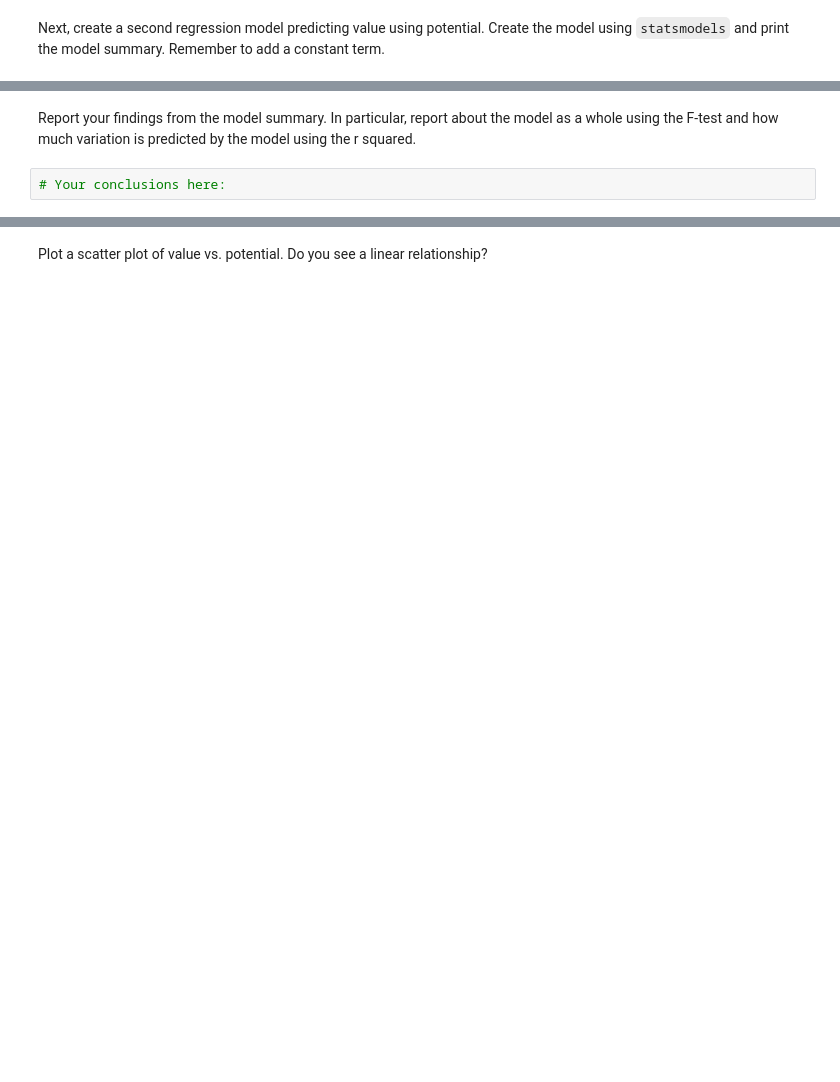
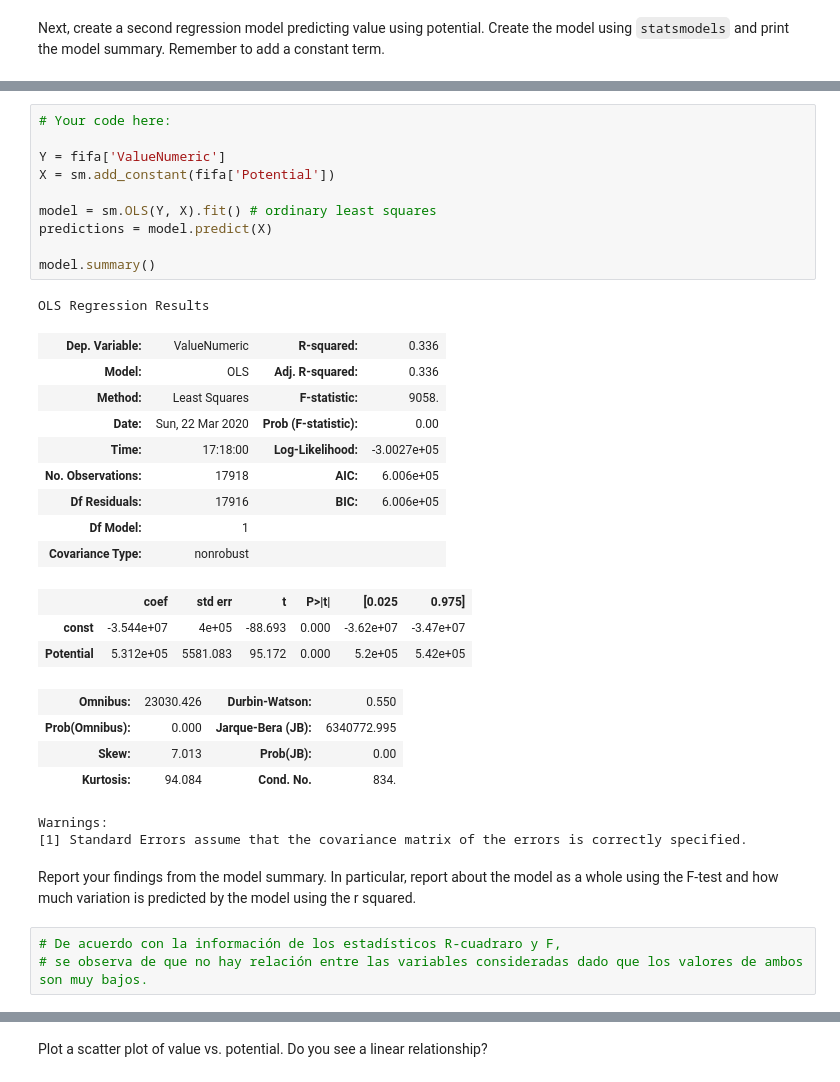
Before and after one commit to ta-datapt-bcn/lab-correlation-tests-with-scipy, a Jupyter notebook: your-code/main.ipynb, the cells around one changed output, grey strips where cells are left out. Cells and saved outputs as stored; diff of their text form; blank space fills up the shorter version.

```diff
--- a/your-code/main.ipynb
+++ b/your-code/main.ipynb
@@ -65,4 +156,35 @@ Next, create a second regression model predicting value using potential. Create
+# %%
+# Your code here:
+
+Y = fifa['ValueNumeric']
+X = sm.add_constant(fifa['Potential'])
+
+model = sm.OLS(Y, X).fit() # ordinary least squares
+predictions = model.predict(X)
+
+model.summary()
+# %% [output]
+OLS Regression Results
+| Dep. Variable: | ValueNumeric | R-squared: | 0.336 |
+| Model: | OLS | Adj. R-squared: | 0.336 |
+| Method: | Least Squares | F-statistic: | 9058. |
+| Date: | Sun, 22 Mar 2020 | Prob (F-statistic): | 0.00 |
+| Time: | 17:18:00 | Log-Likelihood: | -3.0027e+05 |
+| No. Observations: | 17918 | AIC: | 6.006e+05 |
+| Df Residuals: | 17916 | BIC: | 6.006e+05 |
+| Df Model: | 1 |  |  |
+| Covariance Type: | nonrobust |  |  |
+|  | coef | std err | t | P>|t| | [0.025 | 0.975] |
+| const | -3.544e+07 | 4e+05 | -88.693 | 0.000 | -3.62e+07 | -3.47e+07 |
+| Potential | 5.312e+05 | 5581.083 | 95.172 | 0.000 | 5.2e+05 | 5.42e+05 |
+| Omnibus: | 23030.426 | Durbin-Watson: | 0.550 |
+| Prob(Omnibus): | 0.000 | Jarque-Bera (JB): | 6340772.995 |
+| Skew: | 7.013 | Prob(JB): | 0.00 |
+| Kurtosis: | 94.084 | Cond. No. | 834. |
+Warnings:
+[1] Standard Errors assume that the covariance matrix of the errors is correctly specified.
 # %% [markdown]
 Report your findings from the model summary. In particular, report about the model as a whole using the F-test and how much variation is predicted by the model using the r squared.
-# %%
-# Your conclusions here:
+# %%
+# De acuerdo con la información de los estadísticos R-cuadraro y F,
+# se observa de que no hay relación entre las variables consideradas dado que los valores de ambos son muy bajos.
```
Also changed, not shown: parts of 21 cells of this notebook.
